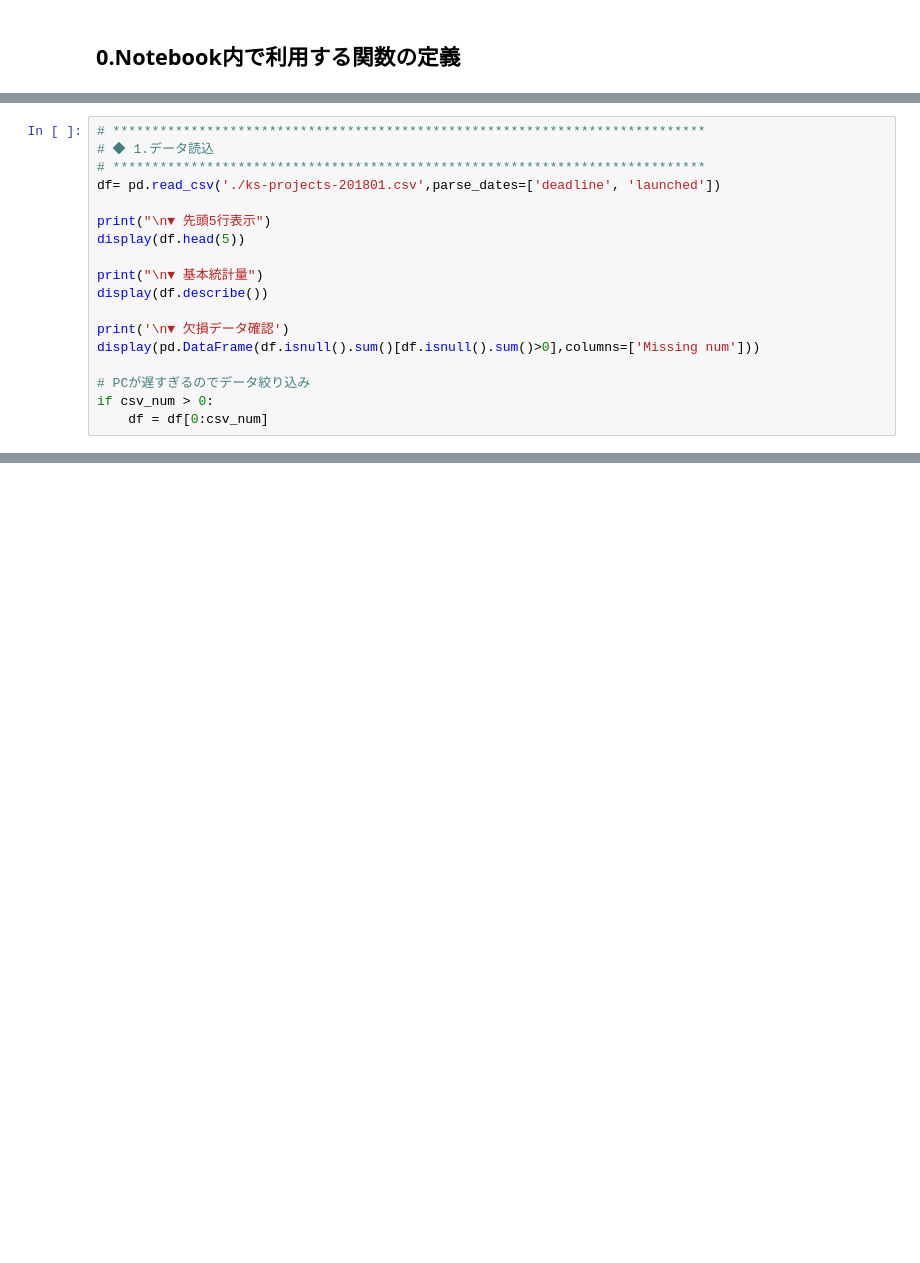
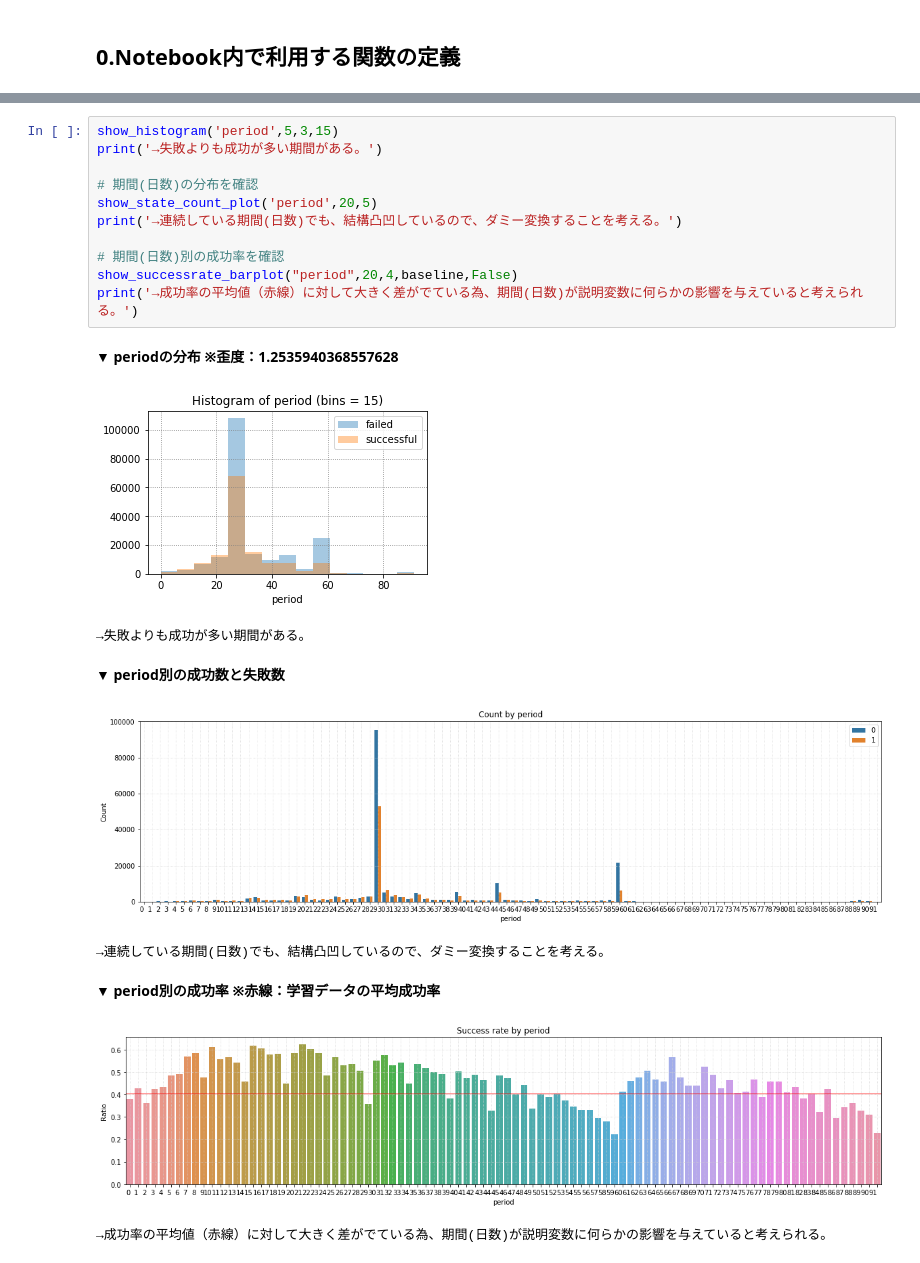
Before and after one commit to arsma12/skillupAI, a Jupyter notebook: Day2_work_長谷川雅代.ipynb, the cells around one changed output, grey strips where cells are left out. Saved outputs shown, nothing was run; the diff lists cells and outputs as text; blank space fills up the shorter version.

```diff
--- a/Day2_work_長谷川雅代.ipynb
+++ b/Day2_work_長谷川雅代.ipynb
@@ -257,18 +52,0 @@ def plot_learning_curve(estimator, title, X, y, ylim=None, cv=None,n_jobs=-1, tr
-# %%
-# ****************************************************************************
-# ◆ 1.データ読込
-# ****************************************************************************
-df= pd.read_csv('./ks-projects-201801.csv',parse_dates=['deadline', 'launched'])
-
-print("\n▼ 先頭5行表示")
-display(df.head(5))
-
-print("\n▼ 基本統計量")
-display(df.describe())
-
-print('\n▼ 欠損データ確認')
-display(pd.DataFrame(df.isnull().sum()[df.isnull().sum()>0],columns=['Missing num']))
-
-# PCが遅すぎるのでデータ絞り込み
-if csv_num > 0:
-    df = df[0:csv_num]
@@ -936,0 +415,27 @@ F1値（F1-score） = 64.634%
+# %%
+show_histogram('period',5,3,15)
+print('→失敗よりも成功が多い期間がある。')
+
+# 期間(日数)の分布を確認
+show_state_count_plot('period',20,5)
+print('→連続している期間(日数)でも、結構凸凹しているので、ダミー変換することを考える。')
+
+# 期間(日数)別の成功率を確認
+show_successrate_barplot("period",20,4,baseline,False)
+print('→成功率の平均値（赤線）に対して大きく差がでている為、期間(日数)が説明変数に何らかの影響を与えていると考えられる。')
+# %% [output]
+
+
+**▼ periodの分布 ※歪度：1.2535940368557628**
+[figure, added]
+→失敗よりも成功が多い期間がある。
+
+
+**▼ period別の成功数と失敗数**
+[figure, added]
+→連続している期間(日数)でも、結構凸凹しているので、ダミー変換することを考える。
+
+
+**▼ period別の成功率 ※赤線：学習データの平均成功率**
+[figure, added]
+→成功率の平均値（赤線）に対して大きく差がでている為、期間(日数)が説明変数に何らかの影響を与えていると考えられる。
```
Also changed, not shown: parts of 82 cells of this notebook.
